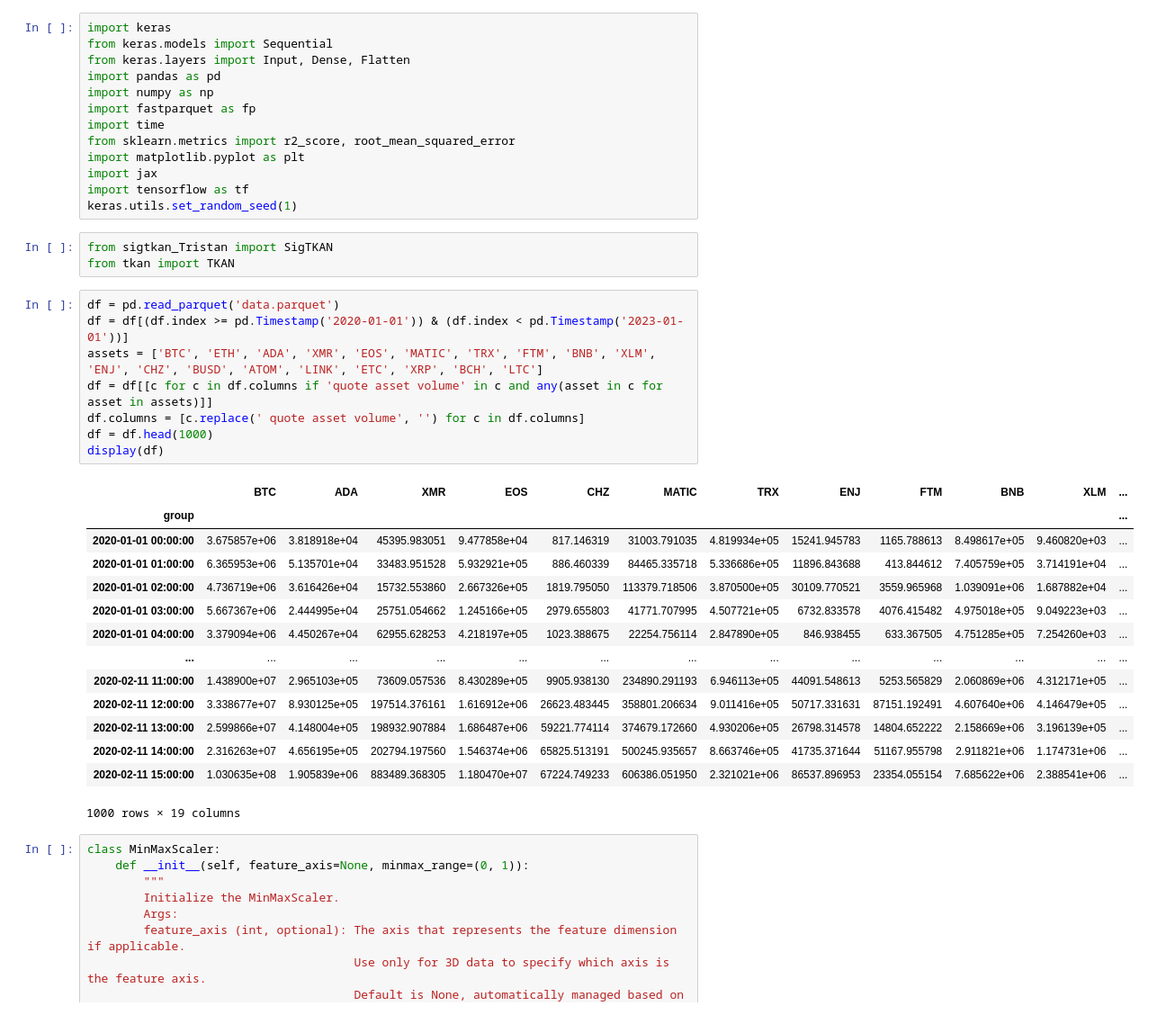
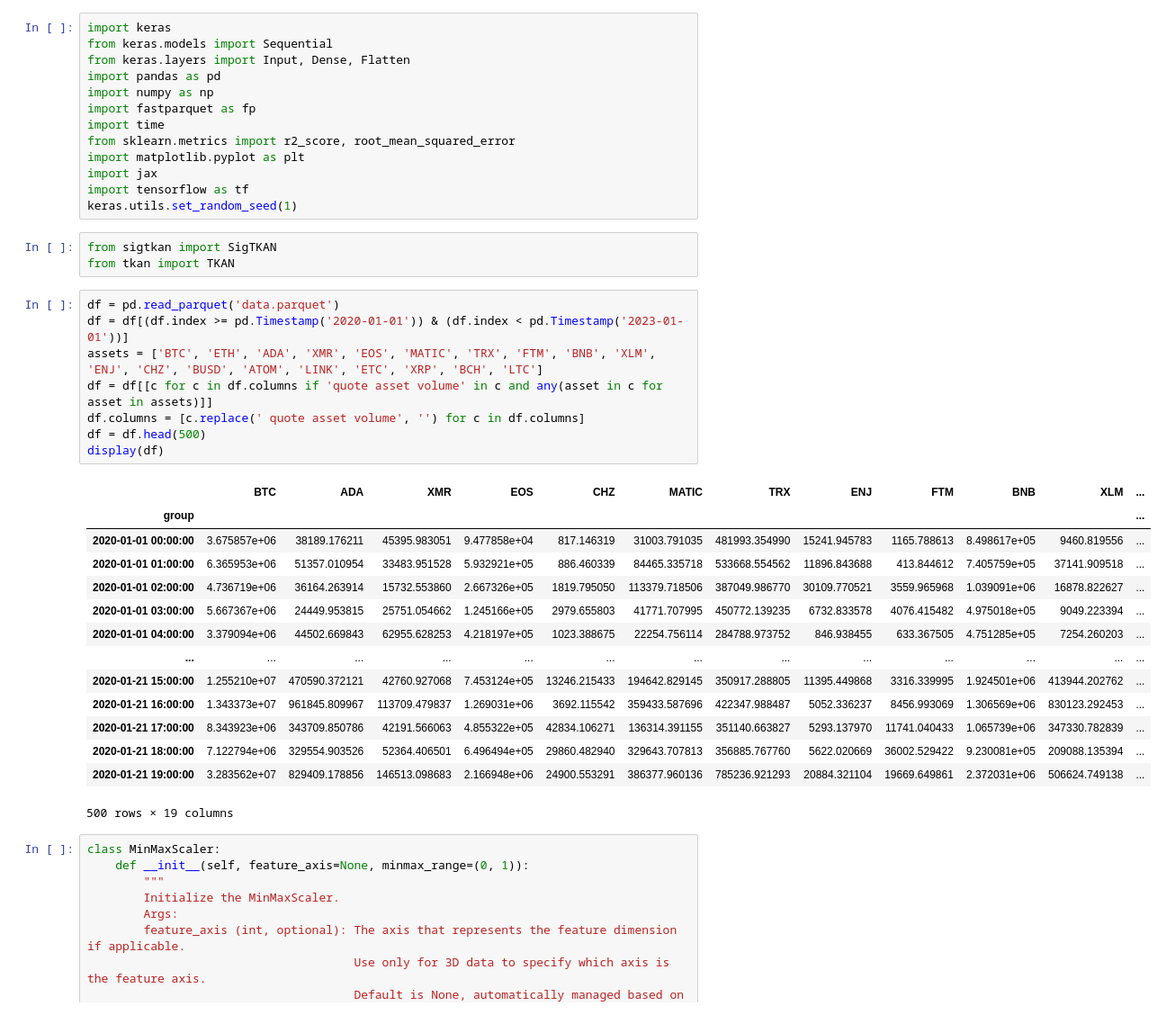
Before and after one commit to julienmoury/sigtkan, a Jupyter notebook: Tristan_test.ipynb, the cells around one changed output. Shown at 90% size. Cells and saved outputs as stored; diff of their text form.

Commit message:
sigtkan V3

```diff
--- a/Tristan_test.ipynb
+++ b/Tristan_test.ipynb
@@ -19,31 +19,31 @@ import jax
 import tensorflow as tf
 keras.utils.set_random_seed(1)
 # %%
-from sigtkan_Tristan import SigTKAN
+from sigtkan import SigTKAN
 from tkan import TKAN
 # %%
 df = pd.read_parquet('data.parquet')
 df = df[(df.index >= pd.Timestamp('2020-01-01')) & (df.index < pd.Timestamp('2023-01-01'))]
 assets = ['BTC', 'ETH', 'ADA', 'XMR', 'EOS', 'MATIC', 'TRX', 'FTM', 'BNB', 'XLM', 'ENJ', 'CHZ', 'BUSD', 'ATOM', 'LINK', 'ETC', 'XRP', 'BCH', 'LTC']
 df = df[[c for c in df.columns if 'quote asset volume' in c and any(asset in c for asset in assets)]]
 df.columns = [c.replace(' quote asset volume', '') for c in df.columns]
-df = df.head(1000)
+df = df.head(500)
 display(df)
 # %% [output]
 |  | BTC | ADA | XMR | EOS | CHZ | MATIC | TRX | ENJ | FTM | BNB | XLM | ... |
 | group |  |  |  |  |  |  |  |  |  |  |  | ... |
-| 2020-01-01 00:00:00 | 3.675857e+06 | 3.818918e+04 | 45395.983051 | 9.477858e+04 | 817.146319 | 31003.791035 | 4.819934e+05 | 15241.945783 | 1165.788613 | 8.498617e+05 | 9.460820e+03 | ... |
-| 2020-01-01 01:00:00 | 6.365953e+06 | 5.135701e+04 | 33483.951528 | 5.932921e+05 | 886.460339 | 84465.335718 | 5.336686e+05 | 11896.843688 | 413.844612 | 7.405759e+05 | 3.714191e+04 | ... |
-| 2020-01-01 02:00:00 | 4.736719e+06 | 3.616426e+04 | 15732.553860 | 2.667326e+05 | 1819.795050 | 113379.718506 | 3.870500e+05 | 30109.770521 | 3559.965968 | 1.039091e+06 | 1.687882e+04 | ... |
-| 2020-01-01 03:00:00 | 5.667367e+06 | 2.444995e+04 | 25751.054662 | 1.245166e+05 | 2979.655803 | 41771.707995 | 4.507721e+05 | 6732.833578 | 4076.415482 | 4.975018e+05 | 9.049223e+03 | ... |
-| 2020-01-01 04:00:00 | 3.379094e+06 | 4.450267e+04 | 62955.628253 | 4.218197e+05 | 1023.388675 | 22254.756114 | 2.847890e+05 | 846.938455 | 633.367505 | 4.751285e+05 | 7.254260e+03 | ... |
+| 2020-01-01 00:00:00 | 3.675857e+06 | 38189.176211 | 45395.983051 | 9.477858e+04 | 817.146319 | 31003.791035 | 481993.354990 | 15241.945783 | 1165.788613 | 8.498617e+05 | 9460.819556 | ... |
+| 2020-01-01 01:00:00 | 6.365953e+06 | 51357.010954 | 33483.951528 | 5.932921e+05 | 886.460339 | 84465.335718 | 533668.554562 | 11896.843688 | 413.844612 | 7.405759e+05 | 37141.909518 | ... |
+| 2020-01-01 02:00:00 | 4.736719e+06 | 36164.263914 | 15732.553860 | 2.667326e+05 | 1819.795050 | 113379.718506 | 387049.986770 | 30109.770521 | 3559.965968 | 1.039091e+06 | 16878.822627 | ... |
+| 2020-01-01 03:00:00 | 5.667367e+06 | 24449.953815 | 25751.054662 | 1.245166e+05 | 2979.655803 | 41771.707995 | 450772.139235 | 6732.833578 | 4076.415482 | 4.975018e+05 | 9049.223394 | ... |
+| 2020-01-01 04:00:00 | 3.379094e+06 | 44502.669843 | 62955.628253 | 4.218197e+05 | 1023.388675 | 22254.756114 | 284788.973752 | 846.938455 | 633.367505 | 4.751285e+05 | 7254.260203 | ... |
 | ... | ... | ... | ... | ... | ... | ... | ... | ... | ... | ... | ... | ... |
-| 2020-02-11 11:00:00 | 1.438900e+07 | 2.965103e+05 | 73609.057536 | 8.430289e+05 | 9905.938130 | 234890.291193 | 6.946113e+05 | 44091.548613 | 5253.565829 | 2.060869e+06 | 4.312171e+05 | ... |
-| 2020-02-11 12:00:00 | 3.338677e+07 | 8.930125e+05 | 197514.376161 | 1.616912e+06 | 26623.483445 | 358801.206634 | 9.011416e+05 | 50717.331631 | 87151.192491 | 4.607640e+06 | 4.146479e+05 | ... |
-| 2020-02-11 13:00:00 | 2.599866e+07 | 4.148004e+05 | 198932.907884 | 1.686487e+06 | 59221.774114 | 374679.172660 | 4.930206e+05 | 26798.314578 | 14804.652222 | 2.158669e+06 | 3.196139e+05 | ... |
-| 2020-02-11 14:00:00 | 2.316263e+07 | 4.656195e+05 | 202794.197560 | 1.546374e+06 | 65825.513191 | 500245.935657 | 8.663746e+05 | 41735.371644 | 51167.955798 | 2.911821e+06 | 1.174731e+06 | ... |
-| 2020-02-11 15:00:00 | 1.030635e+08 | 1.905839e+06 | 883489.368305 | 1.180470e+07 | 67224.749233 | 606386.051950 | 2.321021e+06 | 86537.896953 | 23354.055154 | 7.685622e+06 | 2.388541e+06 | ... |
+| 2020-01-21 15:00:00 | 1.255210e+07 | 470590.372121 | 42760.927068 | 7.453124e+05 | 13246.215433 | 194642.829145 | 350917.288805 | 11395.449868 | 3316.339995 | 1.924501e+06 | 413944.202762 | ... |
+| 2020-01-21 16:00:00 | 1.343373e+07 | 961845.809967 | 113709.479837 | 1.269031e+06 | 3692.115542 | 359433.587696 | 422347.988487 | 5052.336237 | 8456.993069 | 1.306569e+06 | 830123.292453 | ... |
+| 2020-01-21 17:00:00 | 8.343923e+06 | 343709.850786 | 42191.566063 | 4.855322e+05 | 42834.106271 | 136314.391155 | 351140.663827 | 5293.137970 | 11741.040433 | 1.065739e+06 | 347330.782839 | ... |
+| 2020-01-21 18:00:00 | 7.122794e+06 | 329554.903526 | 52364.406501 | 6.496494e+05 | 29860.482940 | 329643.707813 | 356885.767760 | 5622.020669 | 36002.529422 | 9.230081e+05 | 209088.135394 | ... |
+| 2020-01-21 19:00:00 | 3.283562e+07 | 829409.178856 | 146513.098683 | 2.166948e+06 | 24900.553291 | 386377.960136 | 785236.921293 | 20884.321104 | 19669.649861 | 2.372031e+06 | 506624.749138 | ... |
-1000 rows × 19 columns
+500 rows × 19 columns
 # %%
 class MinMaxScaler:
     def __init__(self, feature_axis=None, minmax_range=(0, 1)):
```
Also changed, not shown: parts of 2 cells of this notebook, 7 other files.
